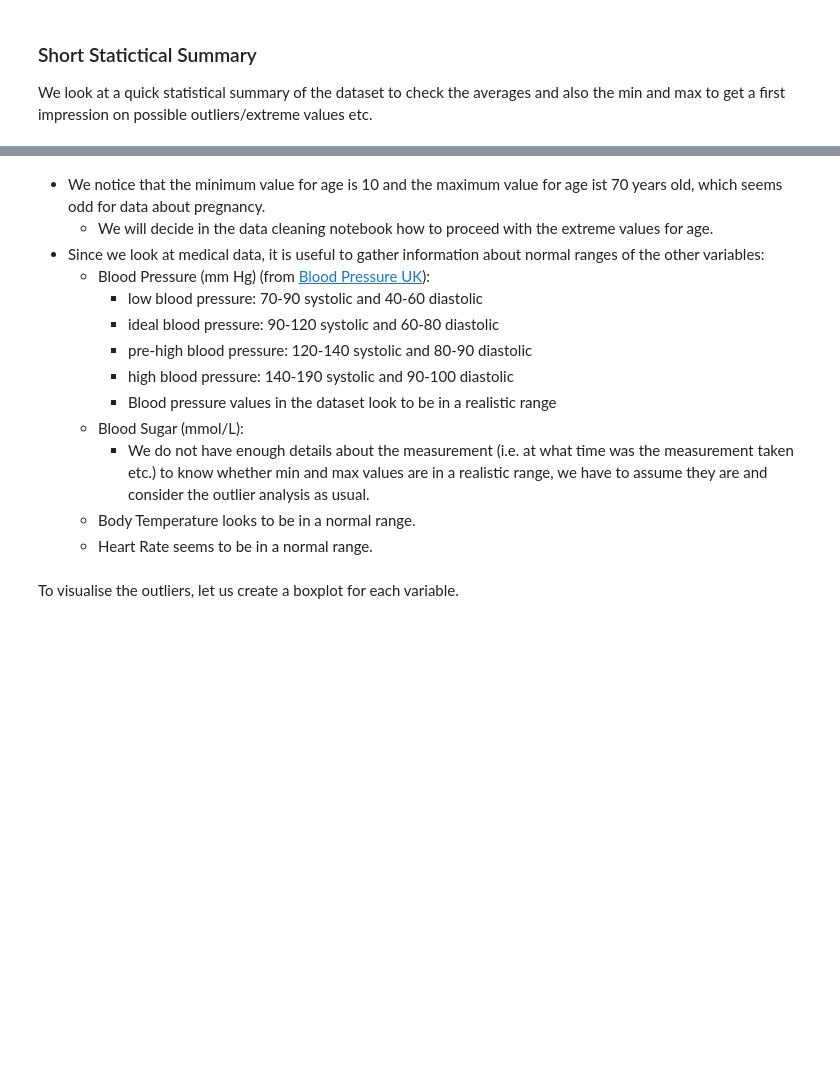
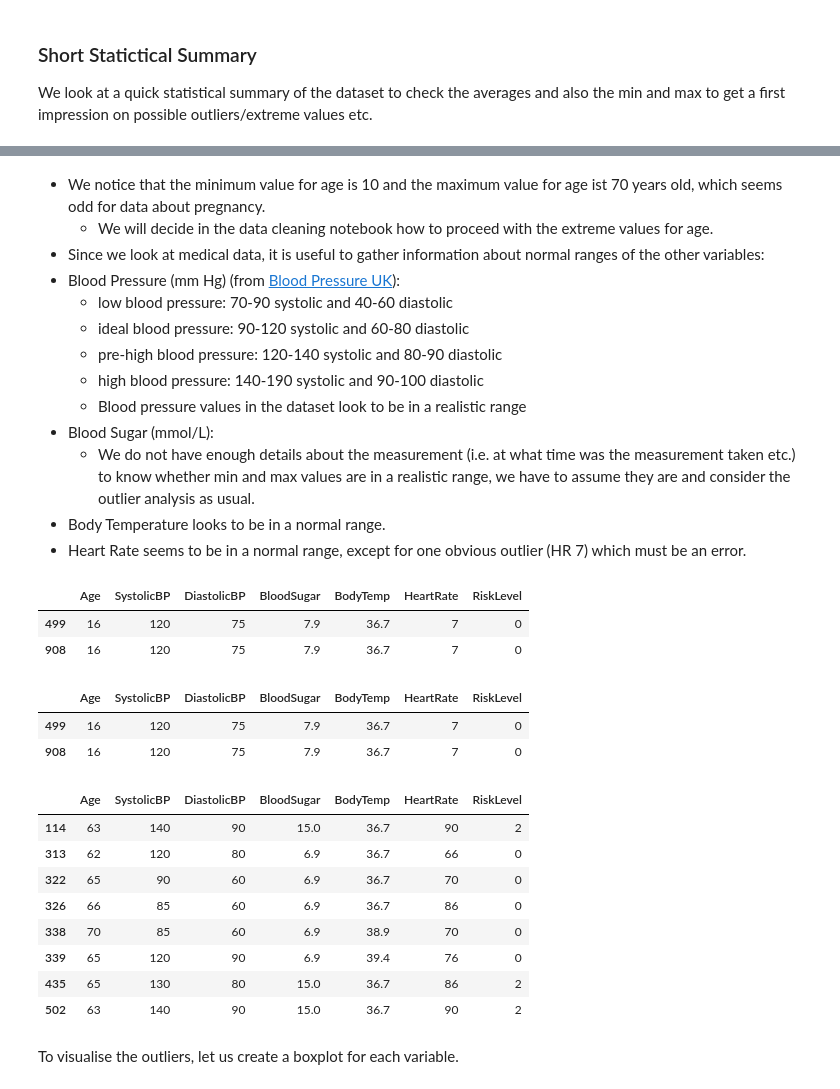
Before and after one commit to theresaabl/ML-maternal-health-risk, a Jupyter notebook: jupyter_notebooks/02-MaternalHealthRiskStudyA.ipynb, the cells around one changed output, grey strips where cells are left out. Drawn from its saved outputs; the diff is of its cells as text; code cells hidden in the pictures; blank space fills up the shorter version.

Commit message:
Add paragraph to outlier study in EDA and start adding data cleaning content

```diff
--- a/jupyter_notebooks/02-MaternalHealthRiskStudyA.ipynb
+++ b/jupyter_notebooks/02-MaternalHealthRiskStudyA.ipynb
@@ -90,16 +114,40 @@ df.describe()
 * We notice that the minimum value for age is 10 and the maximum value for age ist 70 years old, which seems odd for data about pregnancy.
   * We will decide in the data cleaning notebook how to proceed with the extreme values for age.
 * Since we look at medical data, it is useful to gather information about normal ranges of the other variables:
-  * Blood Pressure (mm Hg) (from [Blood Pressure UK](https://www.bloodpressureuk.org/your-blood-pressure/understanding-your-blood-pressure/what-do-the-numbers-mean/)):
-    * low blood pressure: 70-90 systolic and 40-60 diastolic
-    * ideal blood pressure: 90-120 systolic and 60-80 diastolic
-    * pre-high blood pressure: 120-140 systolic and 80-90 diastolic
-    * high blood pressure: 140-190 systolic and 90-100 diastolic
-    * Blood pressure values in the dataset look to be in a realistic range
-  * Blood Sugar (mmol/L):
-    * We do not have enough details about the measurement (i.e. at what time was the measurement taken etc.) to know whether min and max values are in a realistic range, we have to assume they are and consider the outlier analysis as usual.
-  * Body Temperature looks to be in a normal range.
-  * Heart Rate seems to be in a normal range.
+* Blood Pressure (mm Hg) (from [Blood Pressure UK](https://www.bloodpressureuk.org/your-blood-pressure/understanding-your-blood-pressure/what-do-the-numbers-mean/)):
+  * low blood pressure: 70-90 systolic and 40-60 diastolic
+  * ideal blood pressure: 90-120 systolic and 60-80 diastolic
+  * pre-high blood pressure: 120-140 systolic and 80-90 diastolic
+  * high blood pressure: 140-190 systolic and 90-100 diastolic
+  * Blood pressure values in the dataset look to be in a realistic range
+* Blood Sugar (mmol/L):
+  * We do not have enough details about the measurement (i.e. at what time was the measurement taken etc.) to know whether min and max values are in a realistic range, we have to assume they are and consider the outlier analysis as usual.
+* Body Temperature looks to be in a normal range.
+* Heart Rate seems to be in a normal range, except for one obvious outlier (HR 7) which must be an error.
+# %%
+df.query("HeartRate < 60")
+# %% [output]
+|  | Age | SystolicBP | DiastolicBP | BloodSugar | BodyTemp | HeartRate | RiskLevel |
+| 499 | 16 | 120 | 75 | 7.9 | 36.7 | 7 | 0 |
+| 908 | 16 | 120 | 75 | 7.9 | 36.7 | 7 | 0 |
+# %%
+df.query("HeartRate < 60")
+# %% [output]
+|  | Age | SystolicBP | DiastolicBP | BloodSugar | BodyTemp | HeartRate | RiskLevel |
+| 499 | 16 | 120 | 75 | 7.9 | 36.7 | 7 | 0 |
+| 908 | 16 | 120 | 75 | 7.9 | 36.7 | 7 | 0 |
+# %%
+df.query("Age > 60")
+# %% [output]
+|  | Age | SystolicBP | DiastolicBP | BloodSugar | BodyTemp | HeartRate | RiskLevel |
+| 114 | 63 | 140 | 90 | 15.0 | 36.7 | 90 | 2 |
+| 313 | 62 | 120 | 80 | 6.9 | 36.7 | 66 | 0 |
+| 322 | 65 | 90 | 60 | 6.9 | 36.7 | 70 | 0 |
+| 326 | 66 | 85 | 60 | 6.9 | 36.7 | 86 | 0 |
+| 338 | 70 | 85 | 60 | 6.9 | 38.9 | 70 | 0 |
+| 339 | 65 | 120 | 90 | 6.9 | 39.4 | 76 | 0 |
+| 435 | 65 | 130 | 80 | 15.0 | 36.7 | 86 | 2 |
+| 502 | 63 | 140 | 90 | 15.0 | 36.7 | 90 | 2 |
 # %% [markdown]
 To visualise the outliers, let us create a boxplot for each variable.
 # %%
```
Also changed, not shown: parts of 9 cells of this notebook, 2 other files.
